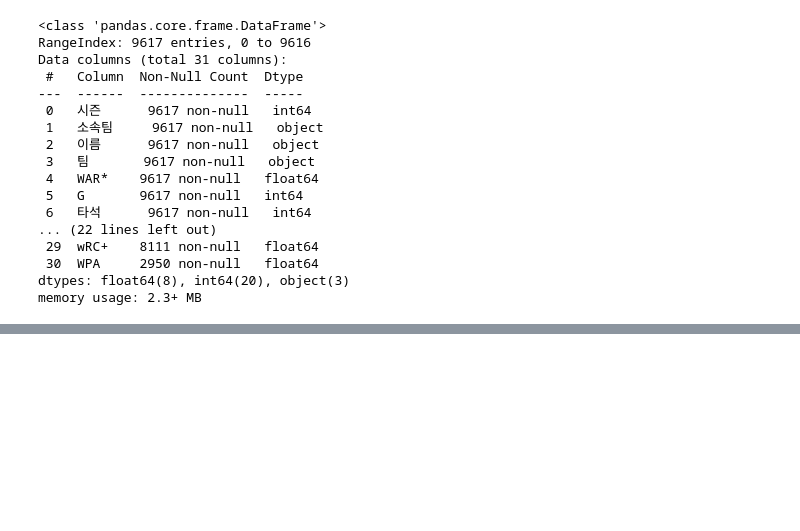
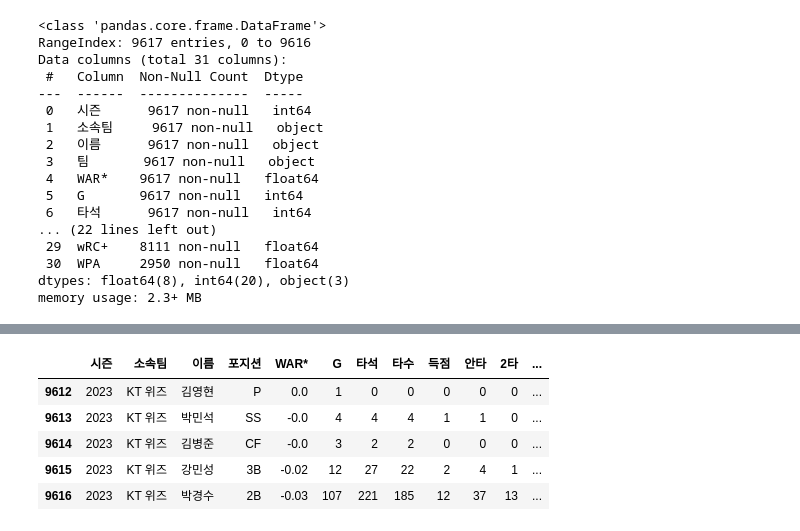
Before and after one commit to LeeYeonGeol/KBO_Hitter_Visualization, a Jupyter notebook: statiz_preprocessing.ipynb, the cells around one changed output, grey strips where cells are left out. Cells and saved outputs as stored; diff of their text form; code cells hidden in the pictures; blank space fills up the shorter version.

```diff
--- a/statiz_preprocessing.ipynb
+++ b/statiz_preprocessing.ipynb
@@ -109,0 +440,2 @@ print(df_filtered)
+# %%
+df['포지션'] = df.apply(get_position, axis=1)
@@ -109,0 +464,2 @@ print(df_filtered)
+# %%
+df.drop('팀', axis=1, inplace=True)
@@ -109,0 +470,2 @@ print(df_filtered)
+# %%
+output_df = pd.concat([output_df, df[output_columns]])
@@ -109,0 +540,2 @@ print(df_filtered)
+# %%
+output_df['소속팀'] = output_df['소속팀'].apply(fix_team)
@@ -109,0 +562,9 @@ print(df_filtered)
+# %%
+output_df.tail(5)
+# %% [output]
+|  | 시즌 | 소속팀 | 이름 | 포지션 | WAR* | G | 타석 | 타수 | 득점 | 안타 | 2타 | ... |
+| 9612 | 2023 | KT 위즈 | 김영현 | P | 0.0 | 1 | 0 | 0 | 0 | 0 | 0 | ... |
+| 9613 | 2023 | KT 위즈 | 박민석 | SS | -0.0 | 4 | 4 | 4 | 1 | 1 | 0 | ... |
+| 9614 | 2023 | KT 위즈 | 김병준 | CF | -0.0 | 3 | 2 | 2 | 0 | 0 | 0 | ... |
+| 9615 | 2023 | KT 위즈 | 강민성 | 3B | -0.02 | 12 | 27 | 22 | 2 | 4 | 1 | ... |
+| 9616 | 2023 | KT 위즈 | 박경수 | 2B | -0.03 | 107 | 221 | 185 | 12 | 37 | 13 | ... |
```
Also changed, not shown: parts of 69 cells of this notebook.
